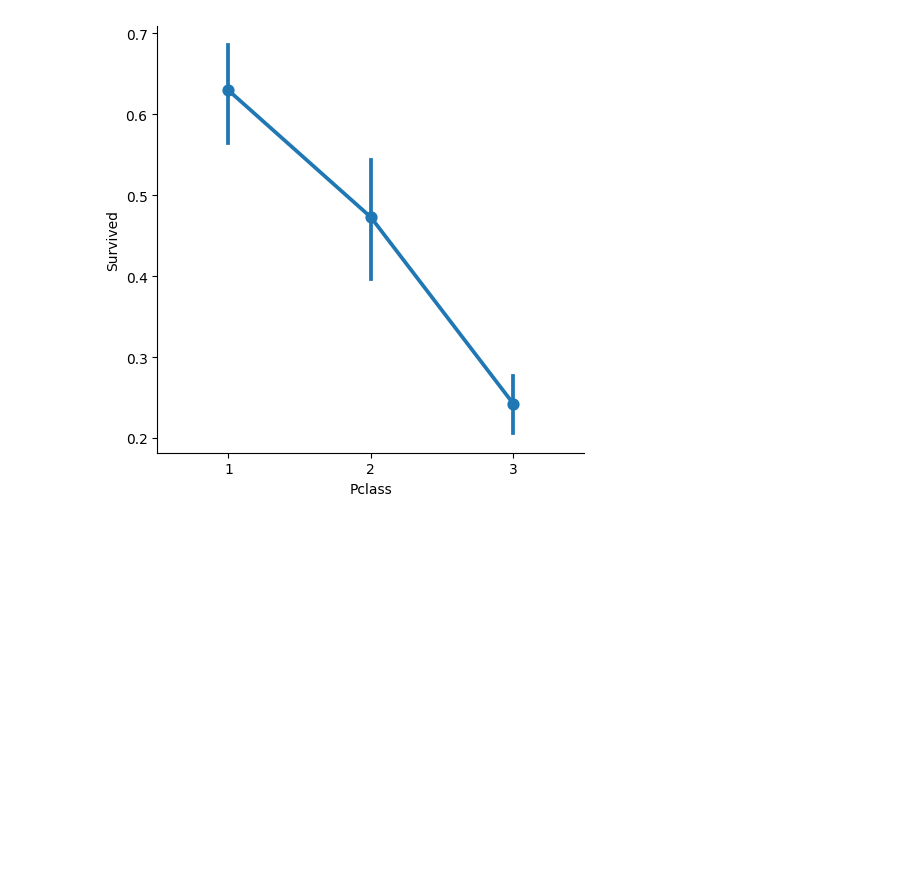
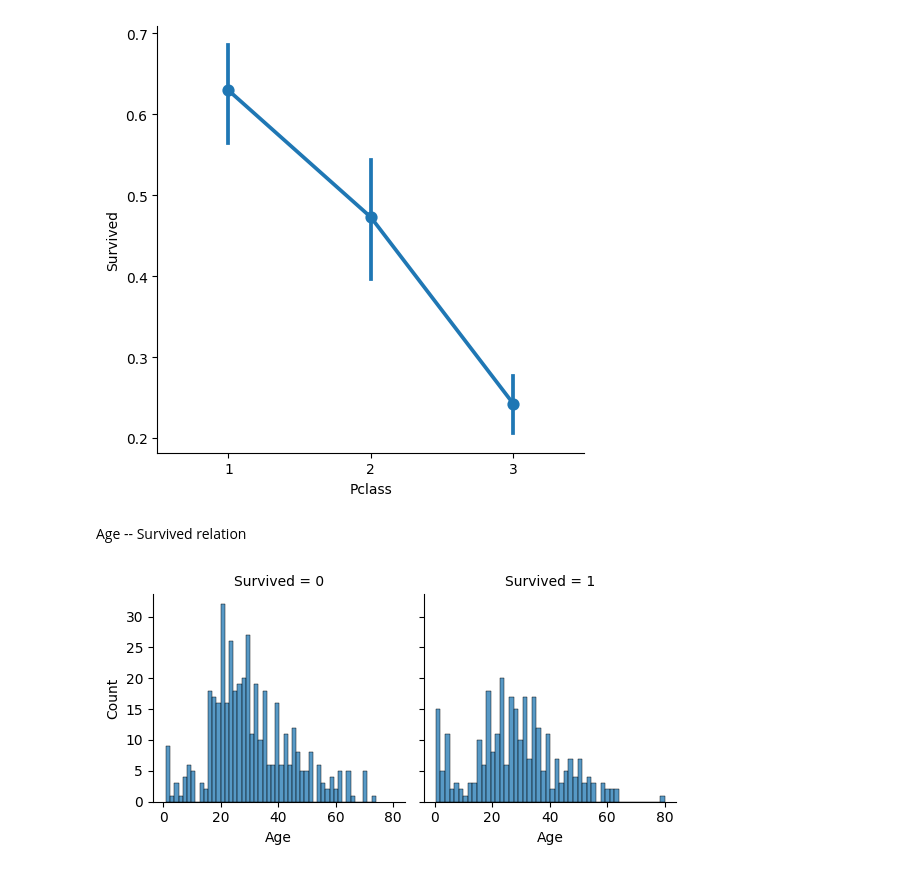
Before and after one commit to MertHasanAslan/titanic_ml, a Jupyter notebook: src/titanic_ml.ipynb, the cells around one changed output. Cells and saved outputs as stored; diff of their text form; code cells hidden in the pictures; blank space fills up the shorter version.

Commit message:
Age -- Survived relation

```diff
--- a/src/titanic_ml.ipynb
+++ b/src/titanic_ml.ipynb
@@ -450,3 +450,11 @@ sns.catplot(x="Pclass", y="Survived", data=train_df, kind="point", height=5) #'s
 plt.show()
 # %% [output]
 [figure]
+# %% [markdown]
+Age -- Survived relation
+# %%
+fig = sns.FacetGrid(train_df, col="Survived")
+fig.map(sns.histplot, "Age", bins=50)
+plt.show()
+# %% [output]
+[figure, added]
```
